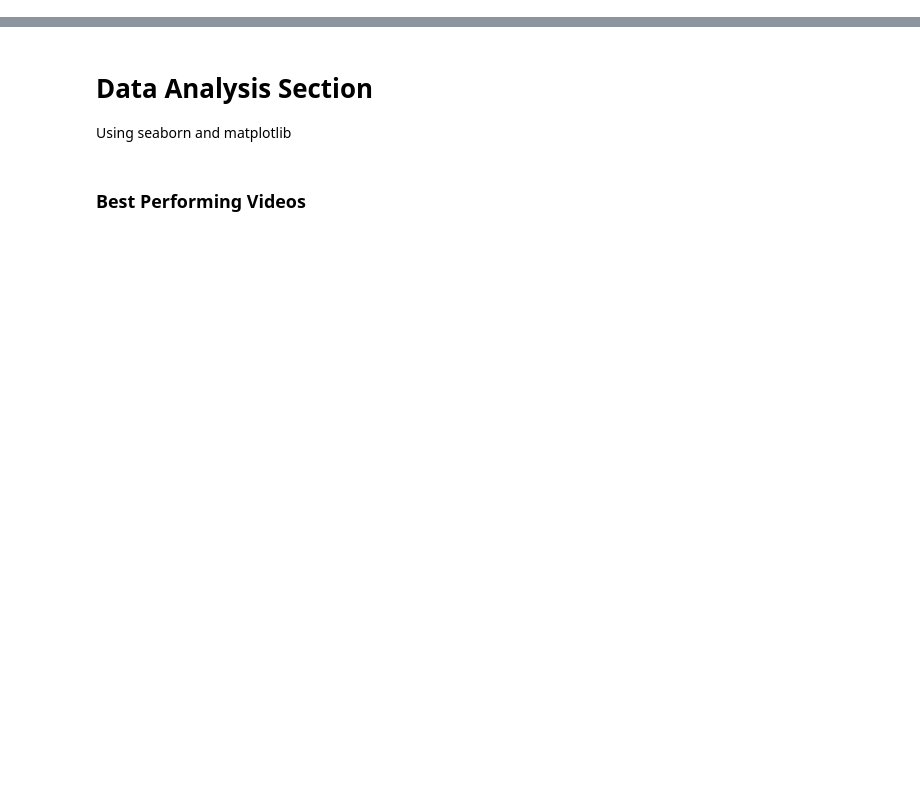
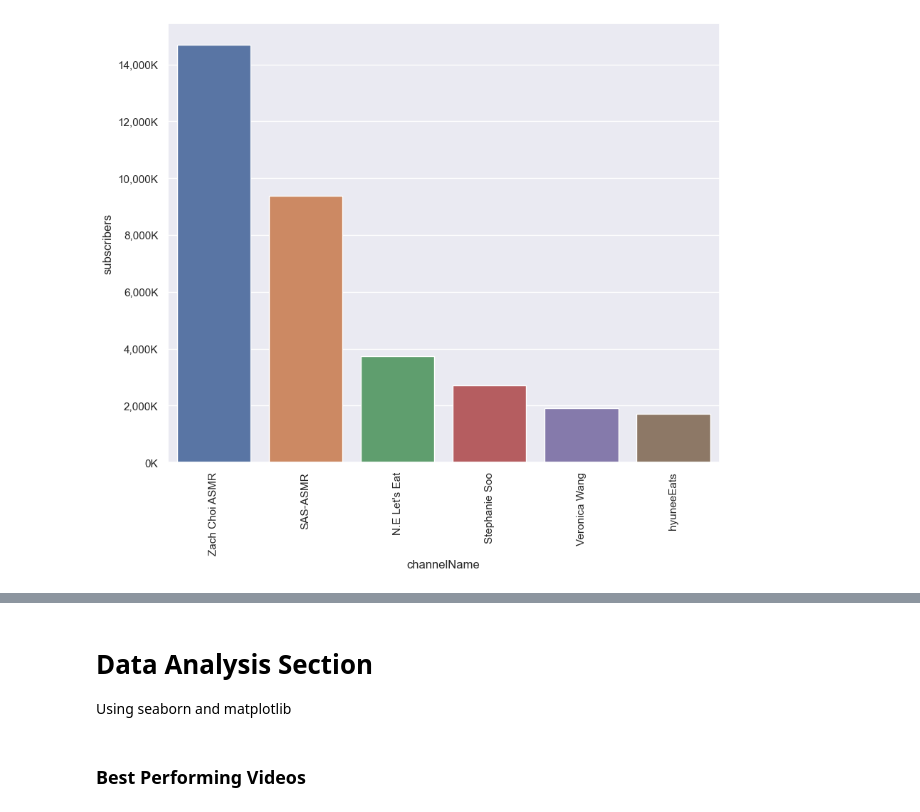
Before and after one commit to shansitads/mukbang-analysis, a Jupyter notebook: Untitled.ipynb, the cells around one changed output, grey strips where cells are left out. Cells and saved outputs as stored; diff of their text form; code cells hidden in the pictures; blank space fills up the shorter version.

```diff
--- a/Untitled.ipynb
+++ b/Untitled.ipynb
@@ -38,0 +64,7 @@ video_ids = get_video_ids(youtube, playlist_id)
+# %%
+sns.set(rc={'figure.figsize':(10,8)})
+ax = sns.barplot(x='channelName', y='subscribers', data=channel_data.sort_values('subscribers', ascending=False))
+ax.yaxis.set_major_formatter(ticker.FuncFormatter(lambda x, pos: '{:,.0f}'.format(x/1000) + 'K'))
+plot = ax.set_xticklabels(ax.get_xticklabels(),rotation = 90)
+# %% [output]
+[figure, added]
```
Also changed, not shown: parts of 34 cells of this notebook, 2 other files.
